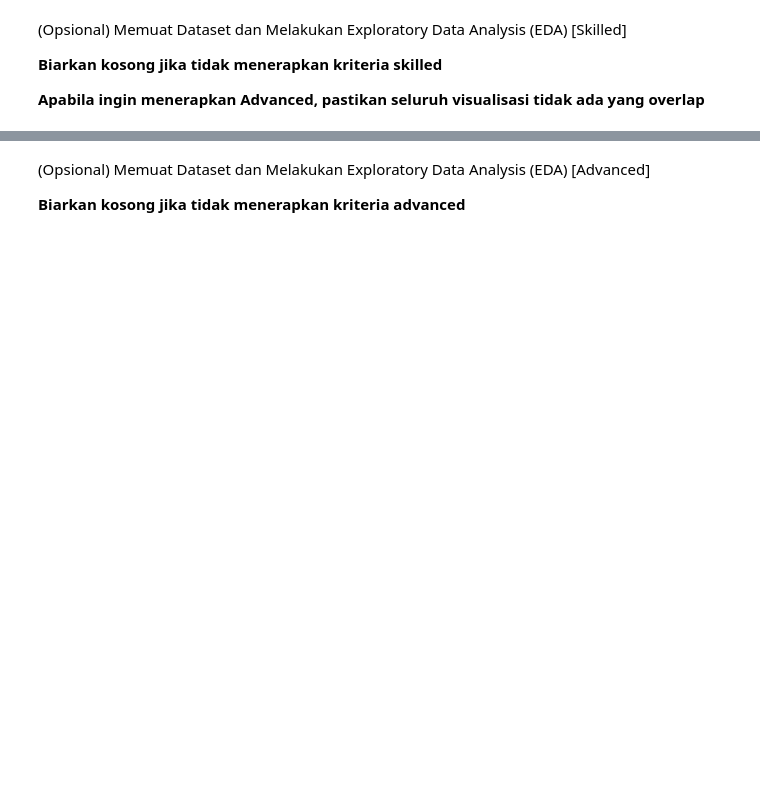
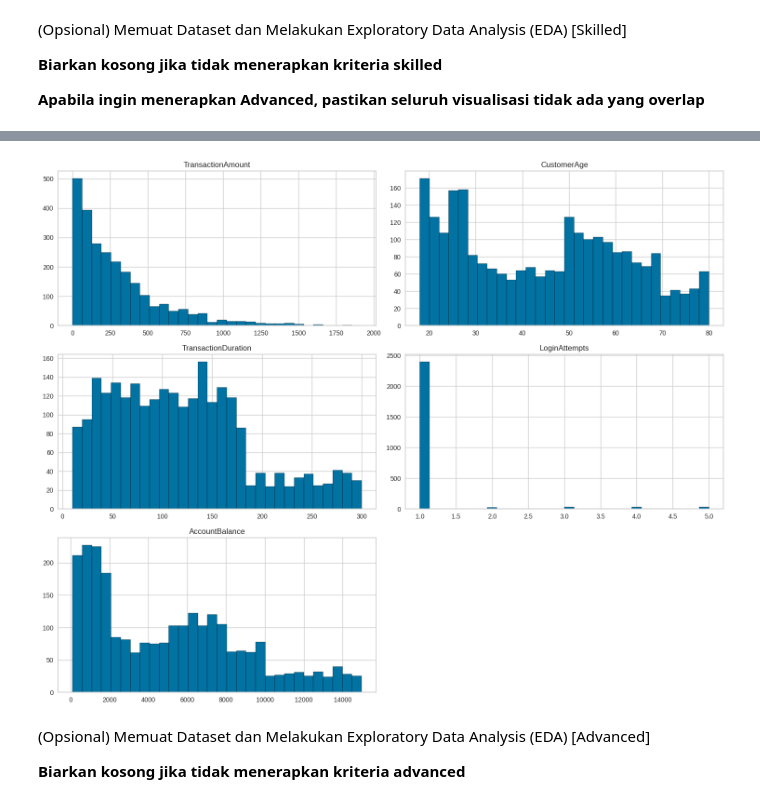
Before and after one commit to ReynardAdimas/Asah, a Jupyter notebook: [Clustering]_Submission_Akhir_BMLP_Reynard_Adimas_Nabil.ipynb, the cells around one changed output, grey strips where cells are left out. Saved outputs shown, nothing was run; the diff lists cells and outputs as text; code cells hidden in the pictures; blank space fills up the shorter version.

```diff
--- a/[Clustering]_Submission_Akhir_BMLP_Reynard_Adimas_Nabil.ipynb
+++ b/[Clustering]_Submission_Akhir_BMLP_Reynard_Adimas_Nabil.ipynb
@@ -85,5 +136,10 @@ Kriteria 1 akan diterima ketika Anda menggunakan fungsi yang diminta tanpa menam
 # %%
 # Menampilkan histogram untuk semua kolom numerik (Opsional Skilled 1)
+df.hist(figsize=(15,12), bins=30,edgecolor='black')
+plt.tight_layout()
+plt.show()
+# %% [output]
+[figure, added]
 # %% [markdown]
 (Opsional) Memuat Dataset dan Melakukan Exploratory Data Analysis (EDA) [Advanced]
 
```
Also changed, not shown: parts of 38 cells of this notebook.
